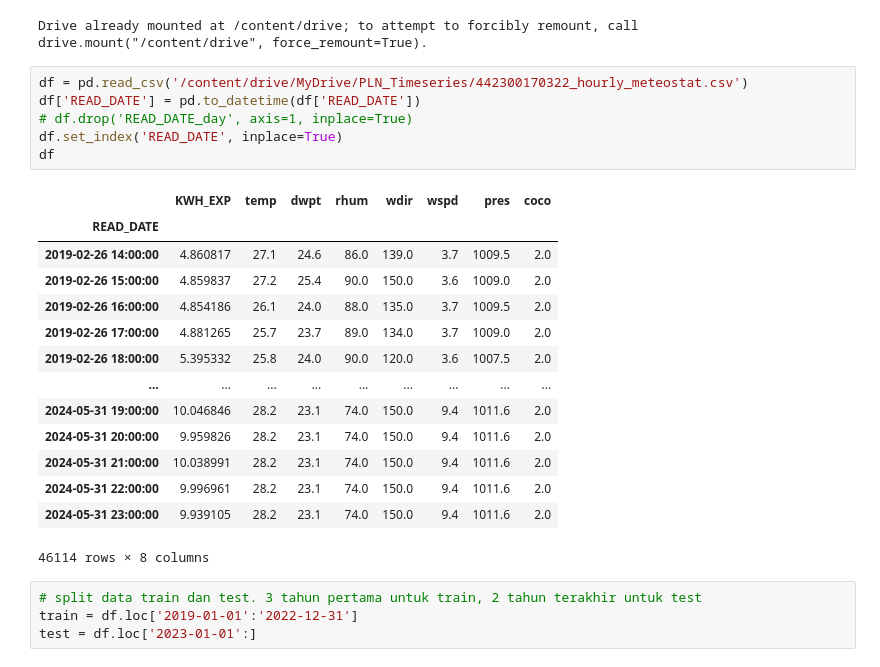
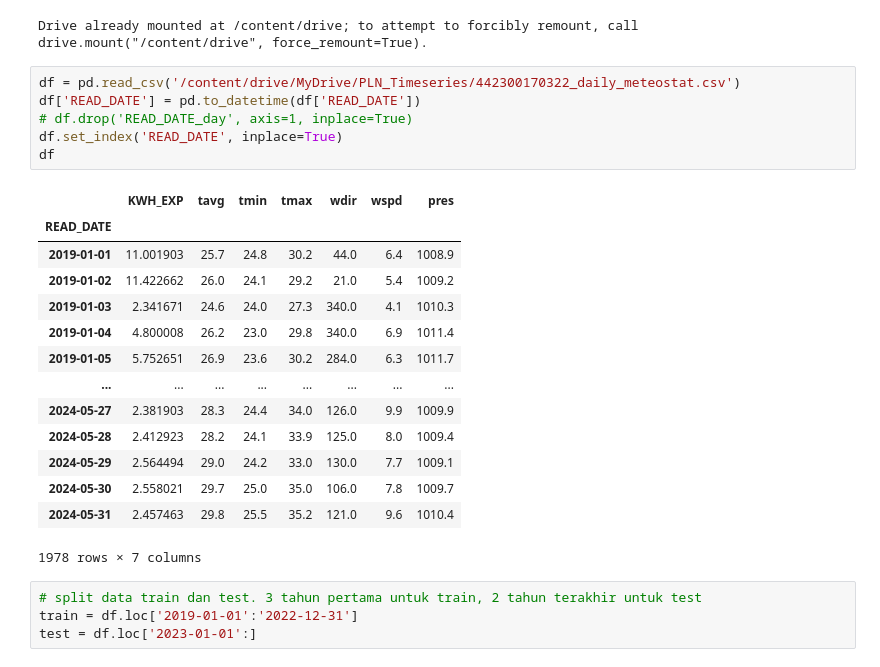
Before and after one commit to srikresna/electricity-usage-forecast, a Jupyter notebook: 442300170322/442300170322_daily_meteostat.ipynb, the cells around one changed output. Saved outputs shown, nothing was run; the diff lists cells and outputs as text.

```diff
--- a/442300170322/442300170322_daily_meteostat.ipynb
+++ b/442300170322/442300170322_daily_meteostat.ipynb
@@ -16,26 +16,26 @@ drive.mount('/content/drive')
 # %% [output]
 Drive already mounted at /content/drive; to attempt to forcibly remount, call drive.mount("/content/drive", force_remount=True).
 # %%
-df = pd.read_csv('/content/drive/MyDrive/PLN_Timeseries/442300170322_hourly_meteostat.csv')
+df = pd.read_csv('/content/drive/MyDrive/PLN_Timeseries/442300170322_daily_meteostat.csv')
 df['READ_DATE'] = pd.to_datetime(df['READ_DATE'])
 # df.drop('READ_DATE_day', axis=1, inplace=True)
 df.set_index('READ_DATE', inplace=True)
 df
 # %% [output]
-|  | KWH_EXP | temp | dwpt | rhum | wdir | wspd | pres | coco |
-| READ_DATE |  |  |  |  |  |  |  |  |
-| 2019-02-26 14:00:00 | 4.860817 | 27.1 | 24.6 | 86.0 | 139.0 | 3.7 | 1009.5 | 2.0 |
-| 2019-02-26 15:00:00 | 4.859837 | 27.2 | 25.4 | 90.0 | 150.0 | 3.6 | 1009.0 | 2.0 |
-| 2019-02-26 16:00:00 | 4.854186 | 26.1 | 24.0 | 88.0 | 135.0 | 3.7 | 1009.5 | 2.0 |
-| 2019-02-26 17:00:00 | 4.881265 | 25.7 | 23.7 | 89.0 | 134.0 | 3.7 | 1009.0 | 2.0 |
-| 2019-02-26 18:00:00 | 5.395332 | 25.8 | 24.0 | 90.0 | 120.0 | 3.6 | 1007.5 | 2.0 |
-| ... | ... | ... | ... | ... | ... | ... | ... | ... |
-| 2024-05-31 19:00:00 | 10.046846 | 28.2 | 23.1 | 74.0 | 150.0 | 9.4 | 1011.6 | 2.0 |
-| 2024-05-31 20:00:00 | 9.959826 | 28.2 | 23.1 | 74.0 | 150.0 | 9.4 | 1011.6 | 2.0 |
-| 2024-05-31 21:00:00 | 10.038991 | 28.2 | 23.1 | 74.0 | 150.0 | 9.4 | 1011.6 | 2.0 |
-| 2024-05-31 22:00:00 | 9.996961 | 28.2 | 23.1 | 74.0 | 150.0 | 9.4 | 1011.6 | 2.0 |
-| 2024-05-31 23:00:00 | 9.939105 | 28.2 | 23.1 | 74.0 | 150.0 | 9.4 | 1011.6 | 2.0 |
+|  | KWH_EXP | tavg | tmin | tmax | wdir | wspd | pres |
+| READ_DATE |  |  |  |  |  |  |  |
+| 2019-01-01 | 11.001903 | 25.7 | 24.8 | 30.2 | 44.0 | 6.4 | 1008.9 |
+| 2019-01-02 | 11.422662 | 26.0 | 24.1 | 29.2 | 21.0 | 5.4 | 1009.2 |
+| 2019-01-03 | 2.341671 | 24.6 | 24.0 | 27.3 | 340.0 | 4.1 | 1010.3 |
+| 2019-01-04 | 4.800008 | 26.2 | 23.0 | 29.8 | 340.0 | 6.9 | 1011.4 |
+| 2019-01-05 | 5.752651 | 26.9 | 23.6 | 30.2 | 284.0 | 6.3 | 1011.7 |
+| ... | ... | ... | ... | ... | ... | ... | ... |
+| 2024-05-27 | 2.381903 | 28.3 | 24.4 | 34.0 | 126.0 | 9.9 | 1009.9 |
+| 2024-05-28 | 2.412923 | 28.2 | 24.1 | 33.9 | 125.0 | 8.0 | 1009.4 |
+| 2024-05-29 | 2.564494 | 29.0 | 24.2 | 33.0 | 130.0 | 7.7 | 1009.1 |
+| 2024-05-30 | 2.558021 | 29.7 | 25.0 | 35.0 | 106.0 | 7.8 | 1009.7 |
+| 2024-05-31 | 2.457463 | 29.8 | 25.5 | 35.2 | 121.0 | 9.6 | 1010.4 |
-46114 rows × 8 columns
+1978 rows × 7 columns
 # %%
 # split data train dan test. 3 tahun pertama untuk train, 2 tahun terakhir untuk test
 train = df.loc['2019-01-01':'2022-12-31']
```
Also changed, not shown: parts of 3 cells of this notebook.
